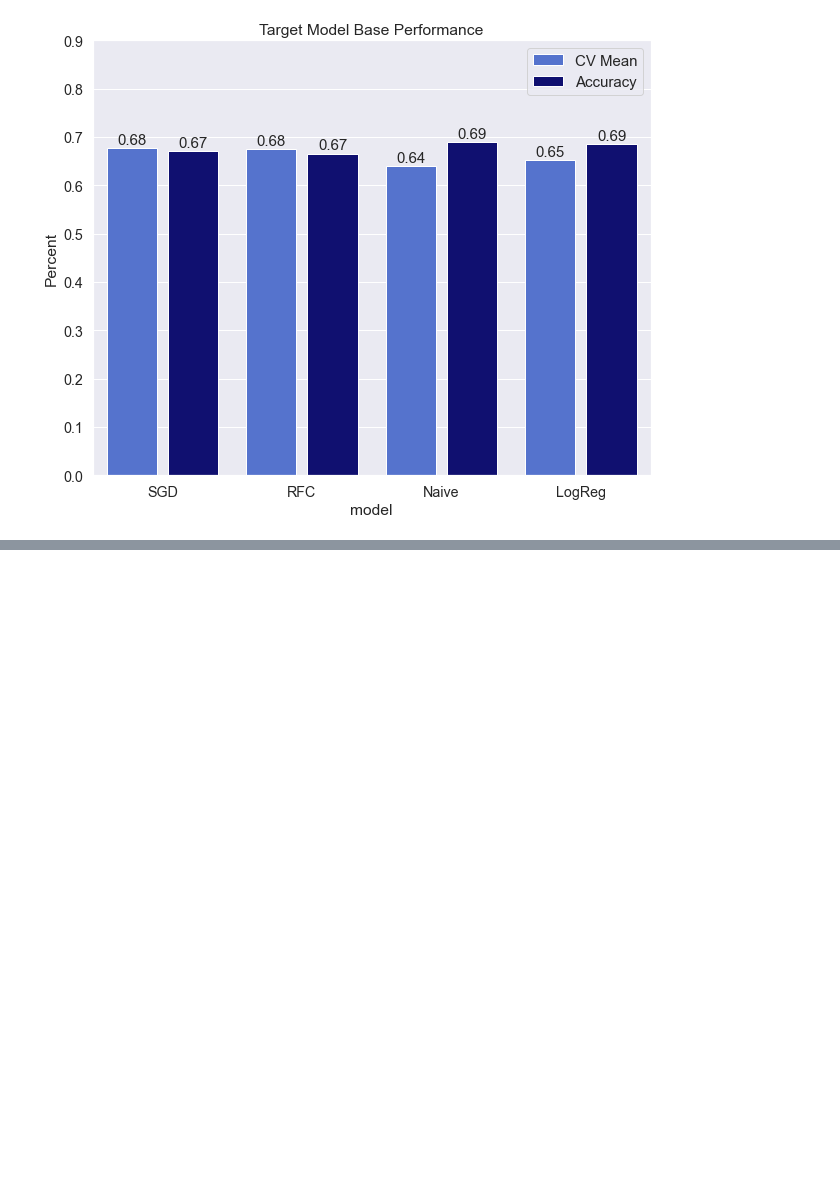
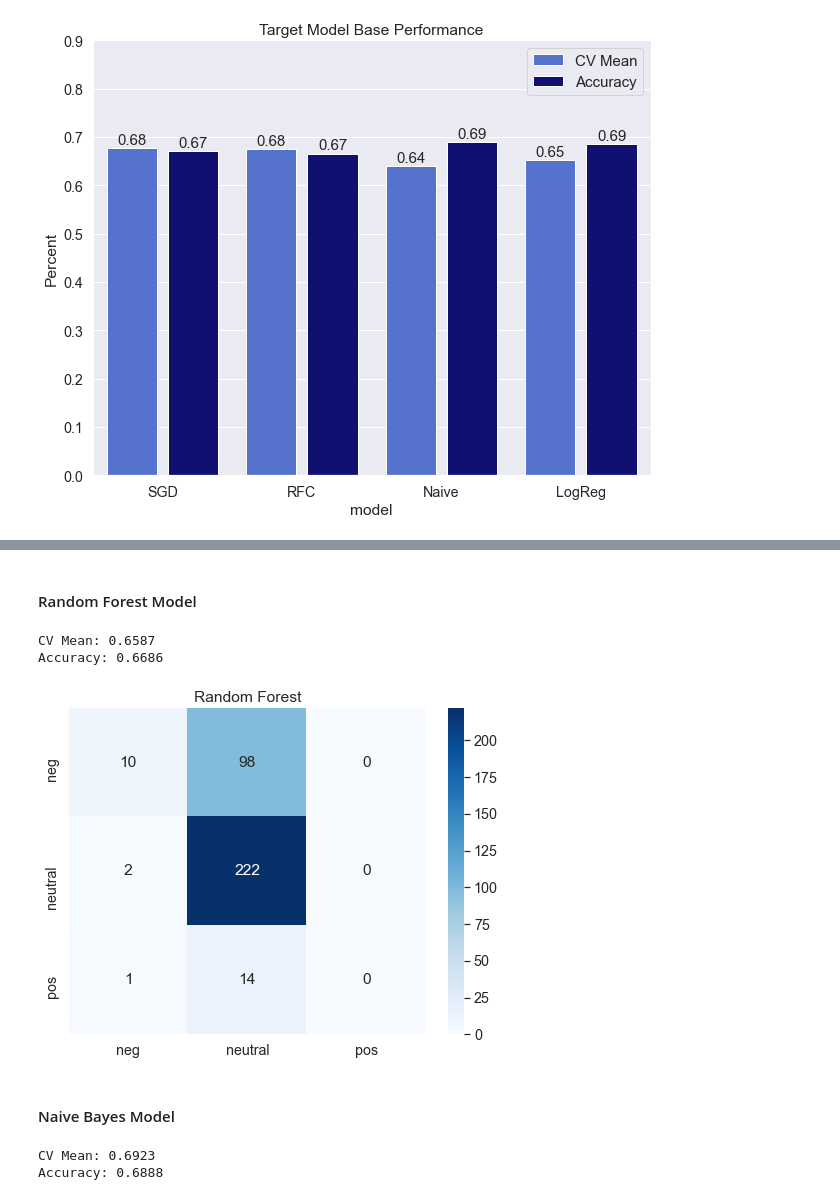
Before and after one commit to epradojr/WoW-Sentiment, a Jupyter notebook: eda_model.ipynb, the cells around one changed output, grey strips where cells are left out. Drawn from its saved outputs; the diff is of its cells as text; code cells hidden in the pictures; blank space fills up the shorter version.

```diff
--- a/eda_model.ipynb
+++ b/eda_model.ipynb
@@ -673,0 +719,2 @@ plt.show()
+# %% [markdown]
+#### Random Forest Model
@@ -673,0 +747,29 @@ plt.show()
+# %%
+rfc_sentiment = Pipeline([('vect', CountVectorizer(strip_accents='ascii',ngram_range=(2,2))),
+               ('tfidf', TfidfTransformer()),
+               ('clf', RandomForestClassifier(class_weight= 'balanced_subsample',
+                                              criterion= 'gini',
+                                              max_depth=3,
+                                              n_estimators = 400,
+                                              random_state=5))
+              ])
+
+cv_mean, accuracy, y_pred, rfc_sentiment = et.run_model(X, y_sentiment, rfc_sentiment)
+
+print(f'CV Mean: {cv_mean}')
+print(f'Accuracy: {accuracy}')
+
+sentiment_models_t['RFC'] = {'CV Mean': cv_mean, 'Accuracy': accuracy}
+# %% [output]
+CV Mean: 0.6587
+Accuracy: 0.6686
+# %%
+cm = confusion_matrix(y_test_s, y_pred)
+
+fig, ax = plt.subplots(figsize=(8,6))
+sns.heatmap(cm, annot=True, fmt='g', cmap='Blues', xticklabels=s_labels, yticklabels=s_labels)
+ax.set_title('Random Forest');
+# %% [output]
+[figure, added]
+# %% [markdown]
+#### Naive Bayes Model
@@ -673,0 +799,15 @@ plt.show()
+# %%
+naive_sentiment = Pipeline([('vect', CountVectorizer(ngram_range=(1,1))),
+               ('tfidf', TfidfTransformer(smooth_idf=False)),
+               ('clf', MultinomialNB()),
+              ])
+
+cv_mean, accuracy, y_pred, naive_sentiment = et.run_model(X, y_sentiment, naive_sentiment)
+
+print(f'CV Mean: {cv_mean}')
+print(f'Accuracy: {accuracy}')
+
+sentiment_models_t['Naive'] = {'CV Mean': cv_mean, 'Accuracy': accuracy}
+# %% [output]
+CV Mean: 0.6923
+Accuracy: 0.6888
```
Also changed, not shown: parts of 69 cells of this notebook.
